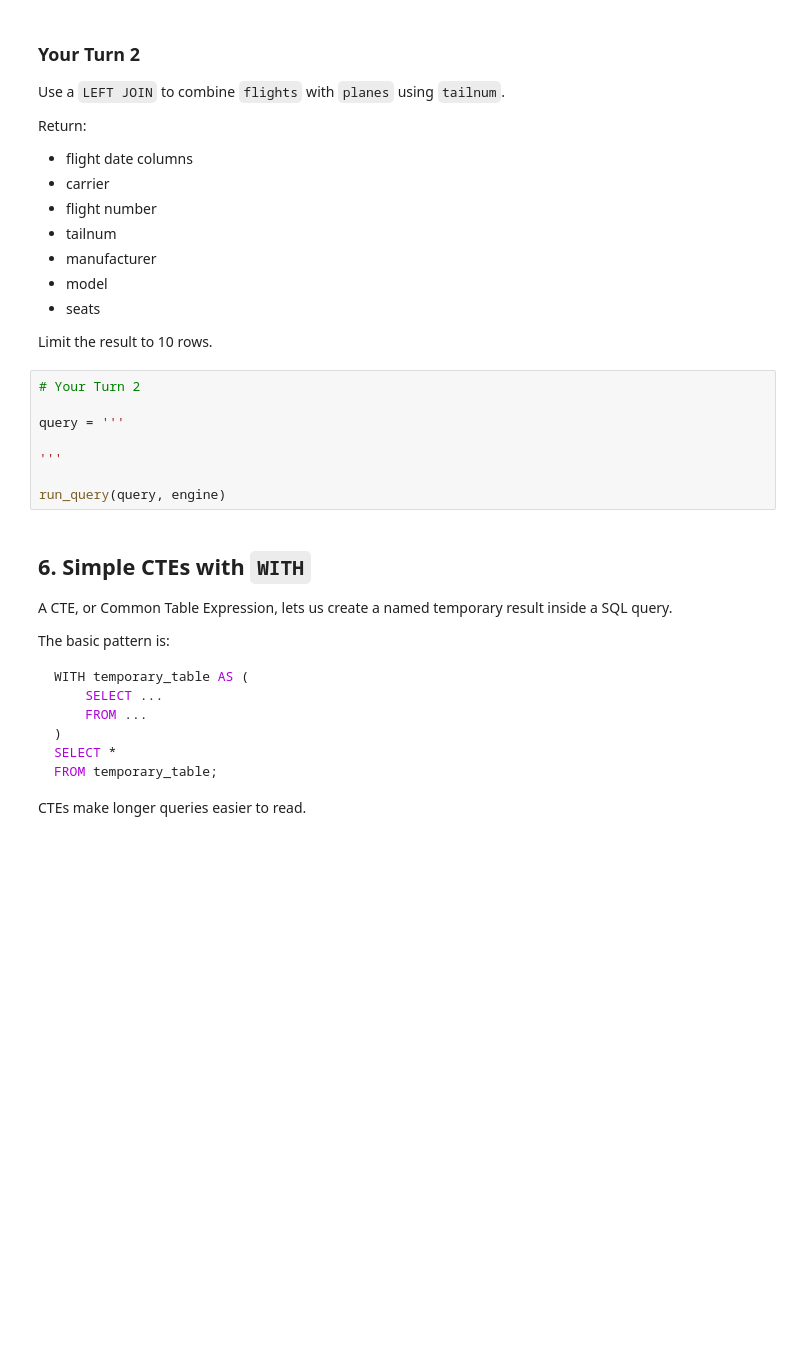
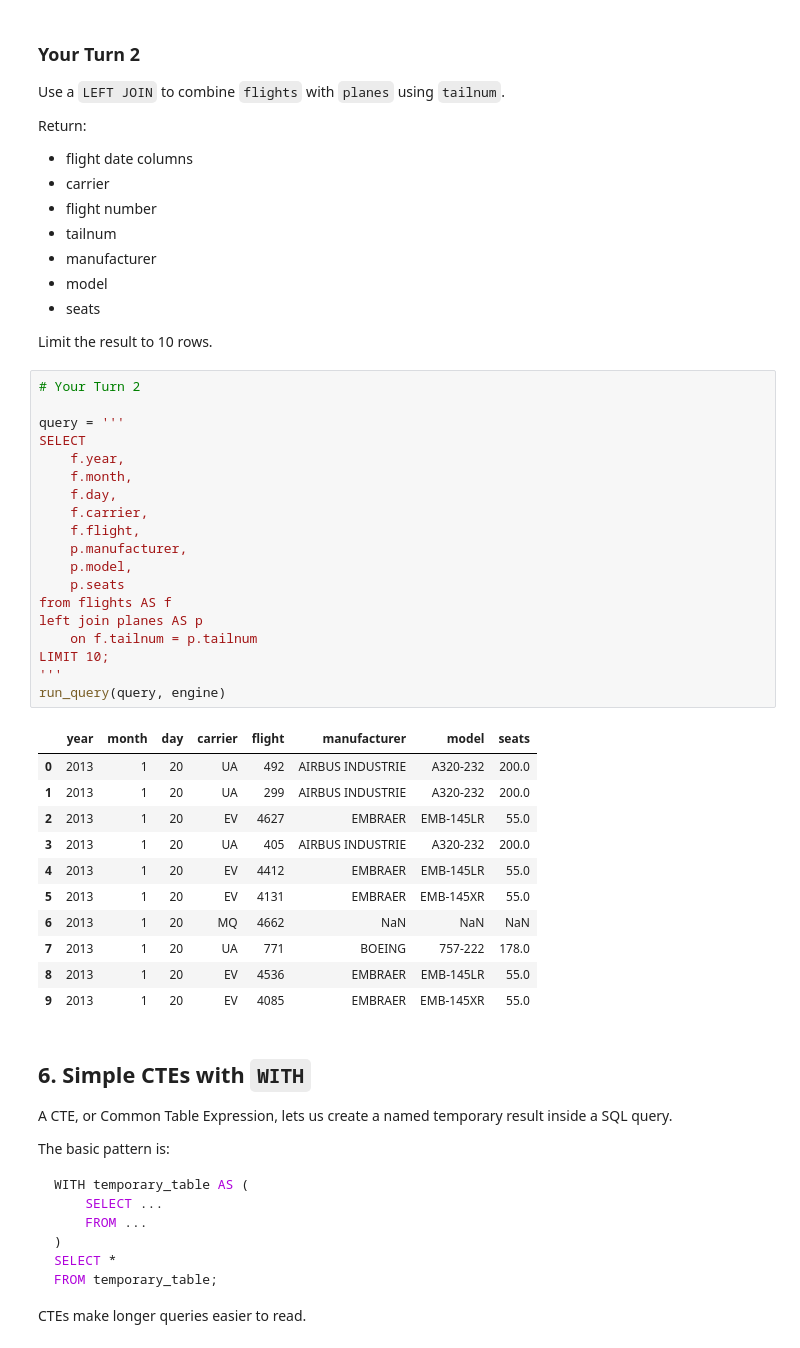
Before and after one commit to jford2001/BAN-6003-Week-9, a Jupyter notebook: notebooks/module10_sql_joins_abt_guided_lab.ipynb, the cells around one changed output. Cells and saved outputs as stored; diff of their text form; blank space fills up the shorter version.

```diff
--- a/notebooks/module10_sql_joins_abt_guided_lab.ipynb
+++ b/notebooks/module10_sql_joins_abt_guided_lab.ipynb
@@ -351,11 +424,34 @@ Limit the result to 10 rows.
 # %%
 # Your Turn 2
 
 query = '''
-
+SELECT
+    f.year,
+    f.month,
+    f.day,
+    f.carrier,
+    f.flight,
+    p.manufacturer,
+    p.model,
+    p.seats
+from flights AS f
+left join planes AS p
+    on f.tailnum = p.tailnum
+LIMIT 10;
 '''
-
 run_query(query, engine)
+# %% [output]
+|  | year | month | day | carrier | flight | manufacturer | model | seats |
+| 0 | 2013 | 1 | 20 | UA | 492 | AIRBUS INDUSTRIE | A320-232 | 200.0 |
+| 1 | 2013 | 1 | 20 | UA | 299 | AIRBUS INDUSTRIE | A320-232 | 200.0 |
+| 2 | 2013 | 1 | 20 | EV | 4627 | EMBRAER | EMB-145LR | 55.0 |
+| 3 | 2013 | 1 | 20 | UA | 405 | AIRBUS INDUSTRIE | A320-232 | 200.0 |
+| 4 | 2013 | 1 | 20 | EV | 4412 | EMBRAER | EMB-145LR | 55.0 |
+| 5 | 2013 | 1 | 20 | EV | 4131 | EMBRAER | EMB-145XR | 55.0 |
+| 6 | 2013 | 1 | 20 | MQ | 4662 | NaN | NaN | NaN |
+| 7 | 2013 | 1 | 20 | UA | 771 | BOEING | 757-222 | 178.0 |
+| 8 | 2013 | 1 | 20 | EV | 4536 | EMBRAER | EMB-145LR | 55.0 |
+| 9 | 2013 | 1 | 20 | EV | 4085 | EMBRAER | EMB-145XR | 55.0 |
 # %% [markdown]
 ## 6. Simple CTEs with `WITH`
 
```
Also changed, not shown: parts of 33 cells of this notebook, 2 other files.
